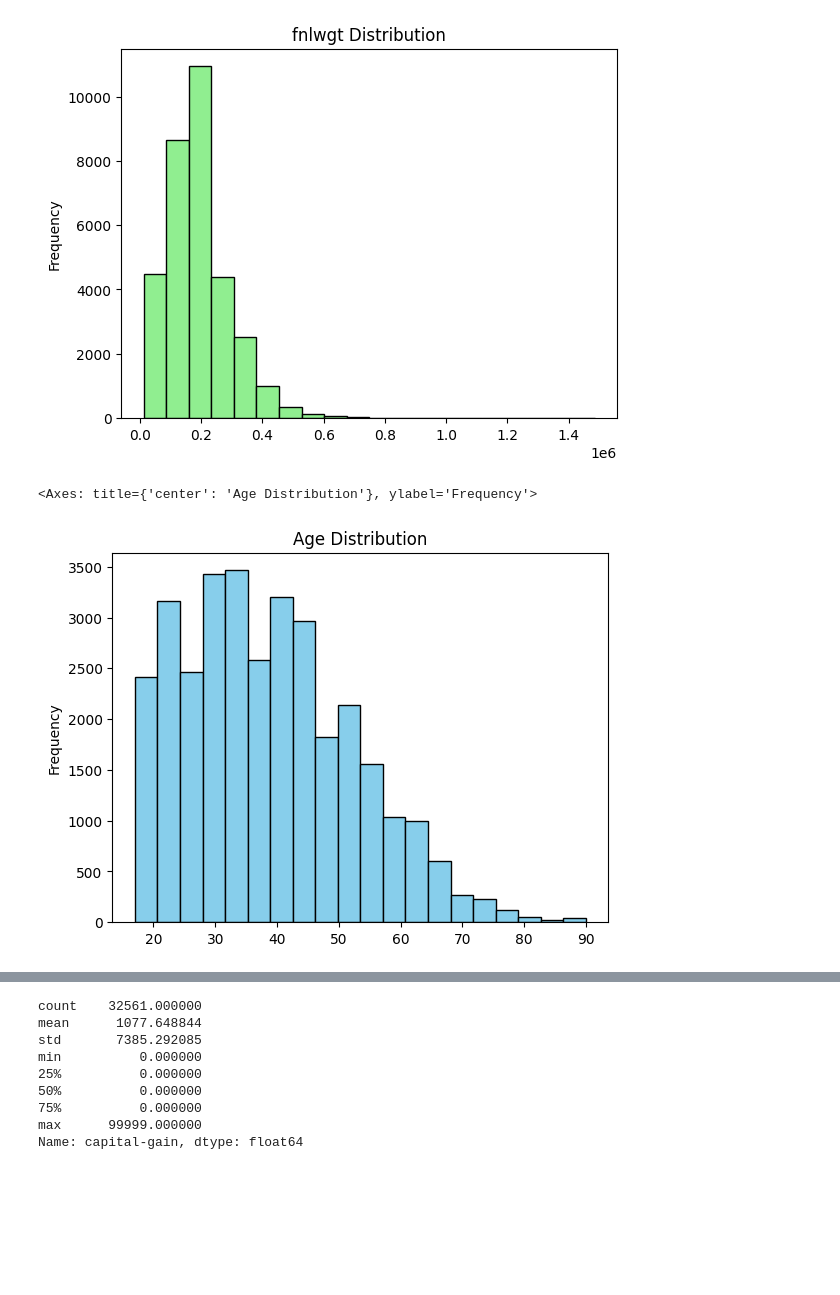
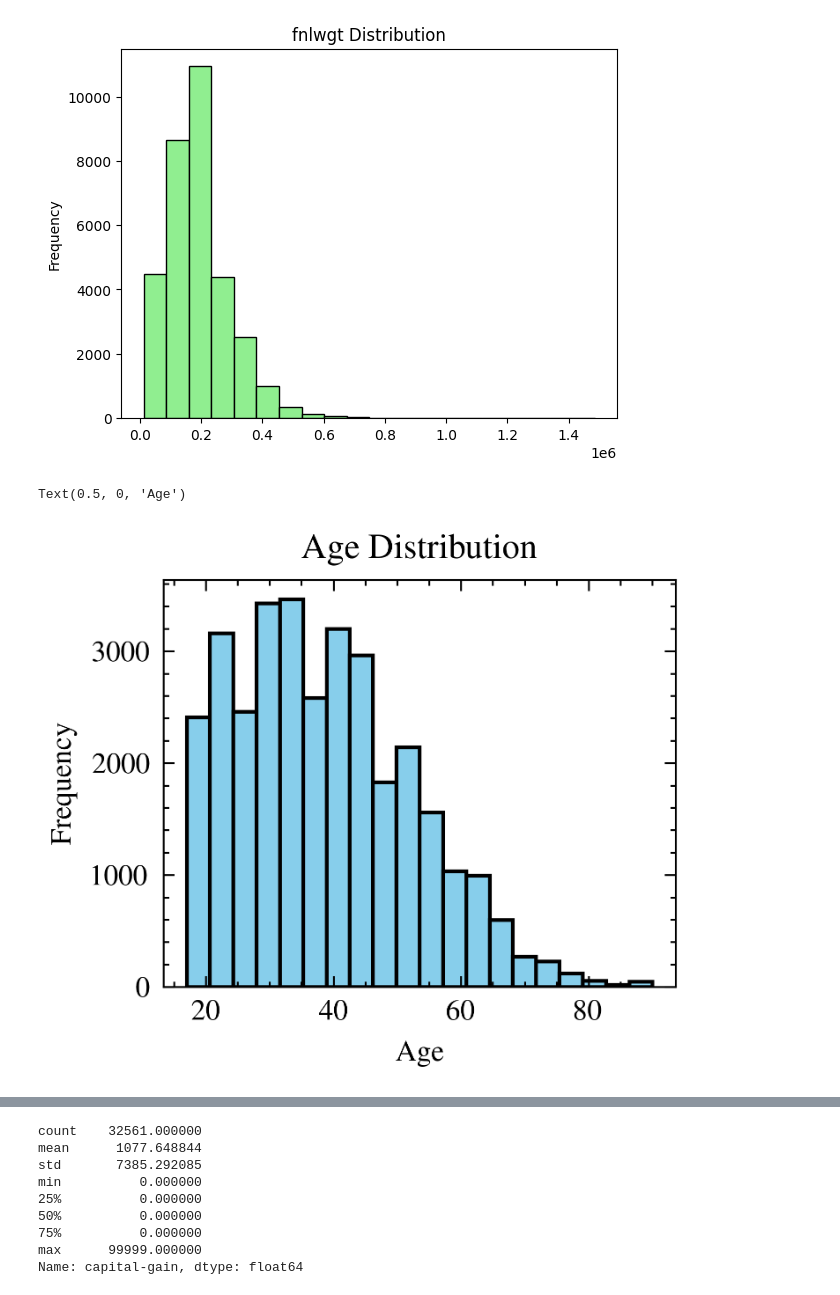
Before and after one commit to pavonism/zmum-xai, a Jupyter notebook: scripts/SP_EDA.ipynb, the cells around one changed output, grey strips where cells are left out. Saved outputs shown, nothing was run; the diff lists cells and outputs as text; code cells hidden in the pictures; blank space fills up the shorter version.

```diff
--- a/scripts/SP_EDA.ipynb
+++ b/scripts/SP_EDA.ipynb
@@ -2,8 +2,11 @@
 from sklearn.ensemble import RandomForestClassifier
 import matplotlib.pyplot as plt
 import pandas as pd
+import scienceplots
 
 from src.data import load_dataset
 
+plt.style.use(['science', 'ieee'])
+
 X, y = load_dataset()
 # %%
@@ -55,8 +71,11 @@ X['fnlwgt'].plot(kind='hist', bins=20, title='fnlwgt Distribution', color='light
 <Axes: title={'center': 'fnlwgt Distribution'}, ylabel='Frequency'>
 [figure]
 # %%
+plt.figure(figsize=(2.5, 2))
 X['age'].plot(kind='hist', bins=20, title='Age Distribution', color='skyblue', edgecolor='black')
+
+plt.xlabel('Age')
 # %% [output]
-<Axes: title={'center': 'Age Distribution'}, ylabel='Frequency'>
+Text(0.5, 0, 'Age')
-[figure, old version]
+[figure, new version]
 # %%
```
Also changed, not shown: parts of 4 cells of this notebook, 3 other files.
